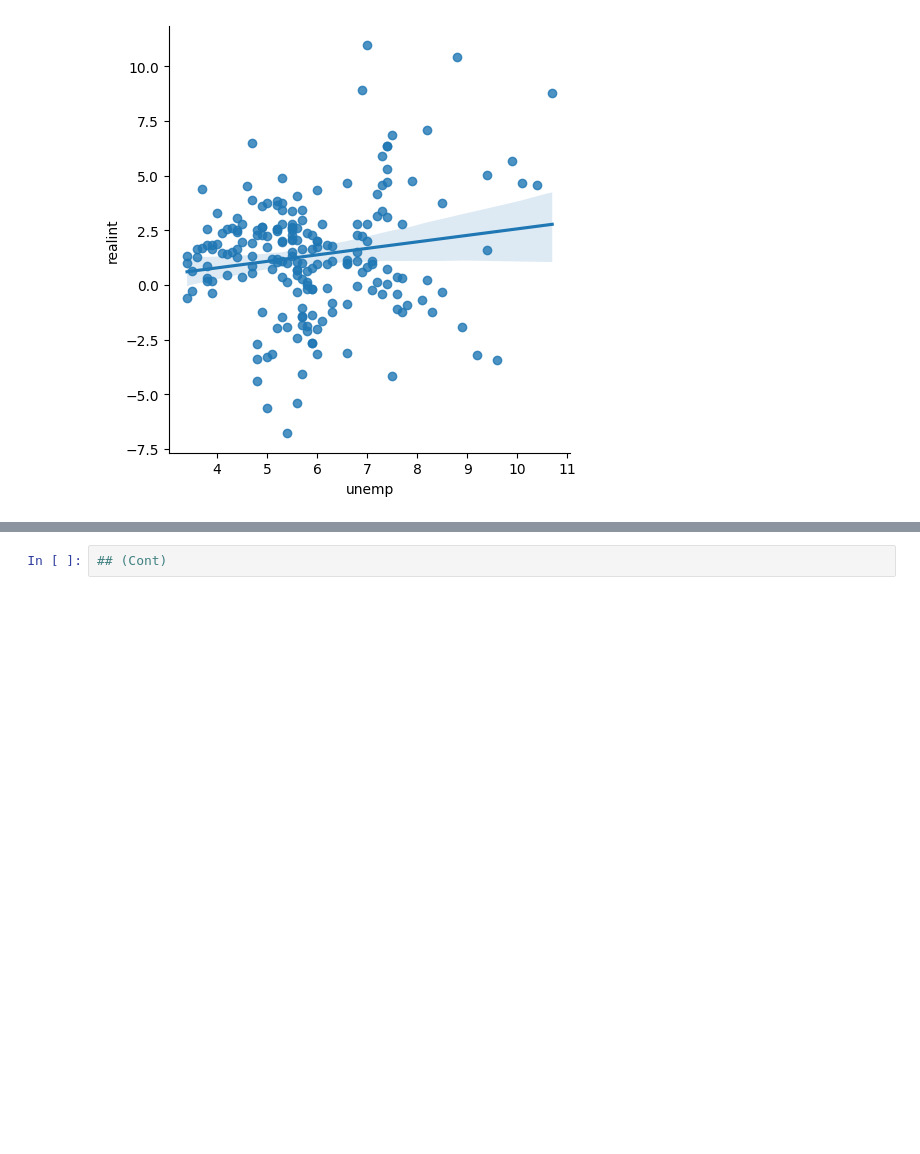
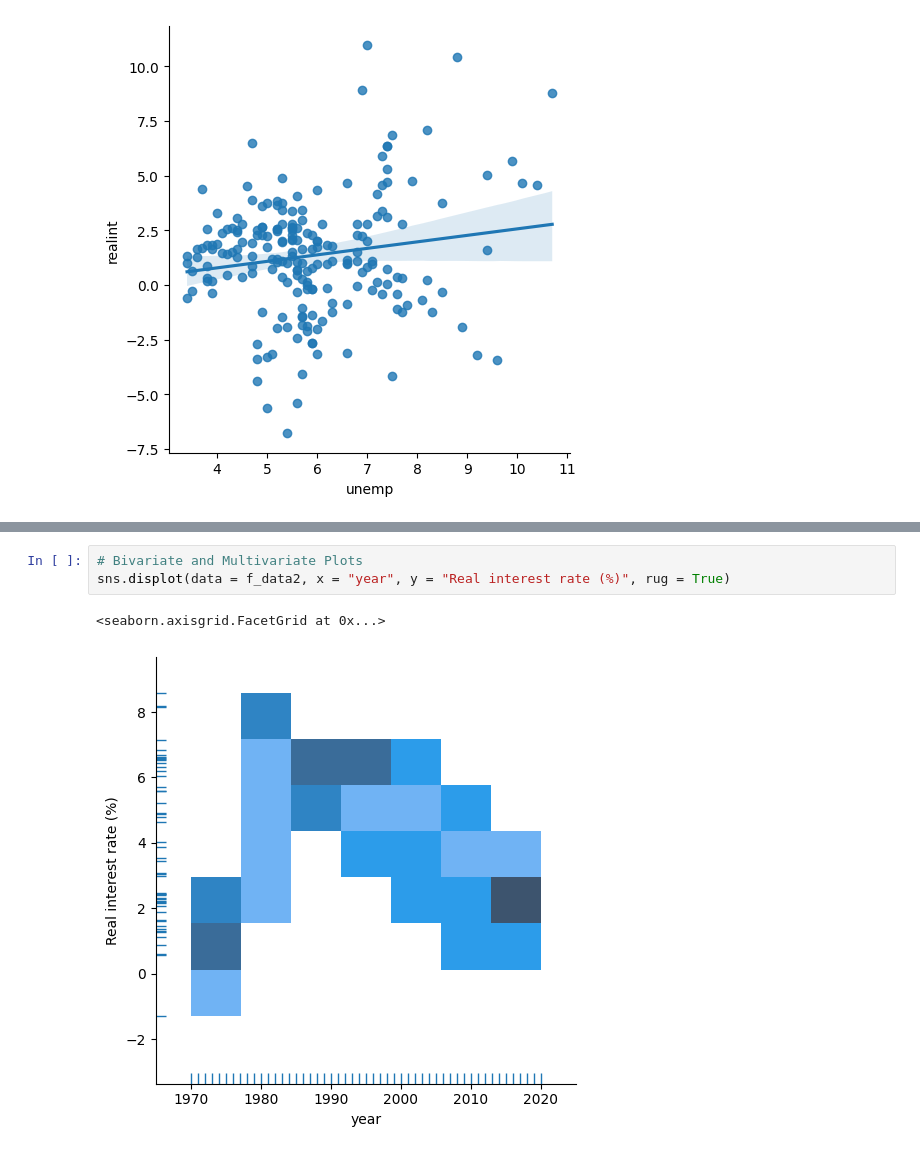
Before and after one commit to tylerchg/Personal-Project, a Jupyter notebook: Project 1/Codes for Project 1.ipynb, the cells around one changed output, grey strips where cells are left out. Drawn from its saved outputs; the diff is of its cells as text; blank space fills up the shorter version.

```diff
--- a/Project 1/Codes for Project 1.ipynb
+++ b/Project 1/Codes for Project 1.ipynb
@@ -439,2 +437,6 @@ f_data2.describe()
 # %%
-## (Cont)
+# Bivariate and Multivariate Plots
+sns.displot(data = f_data2, x = "year", y = "Real interest rate (%)", rug = True)
+# %% [output]
+<seaborn.axisgrid.FacetGrid at 0x...>
+[figure, added]
```
Also changed, not shown: parts of 20 cells of this notebook, 2 other files.
